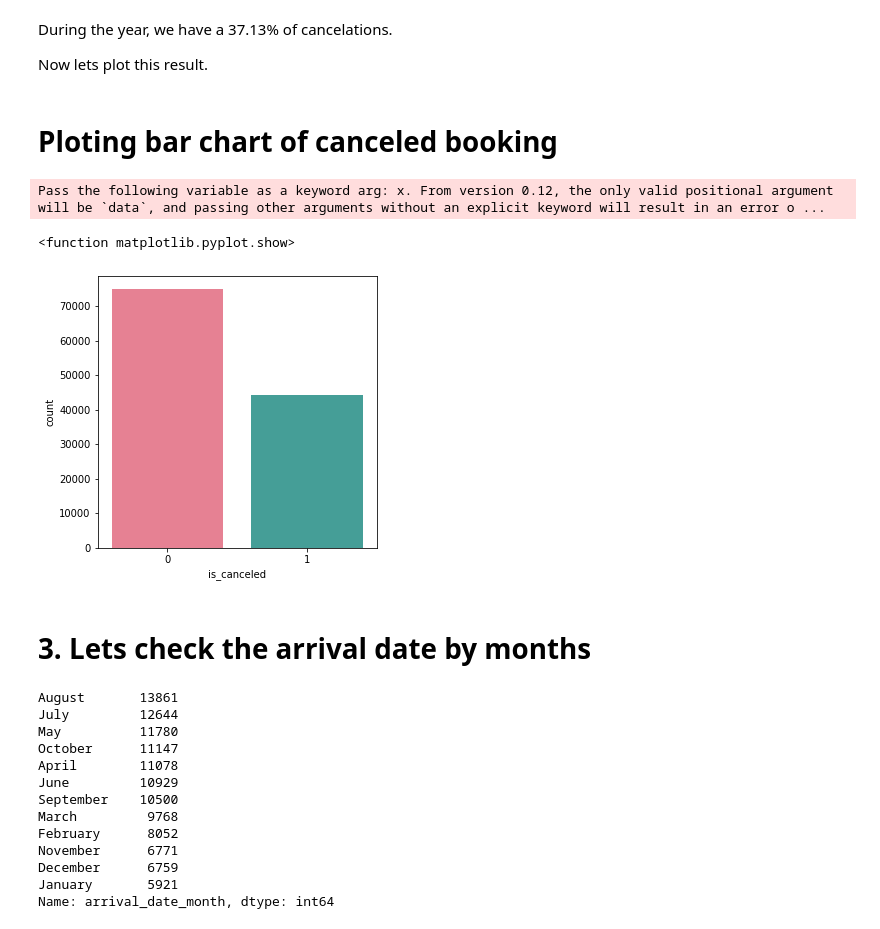
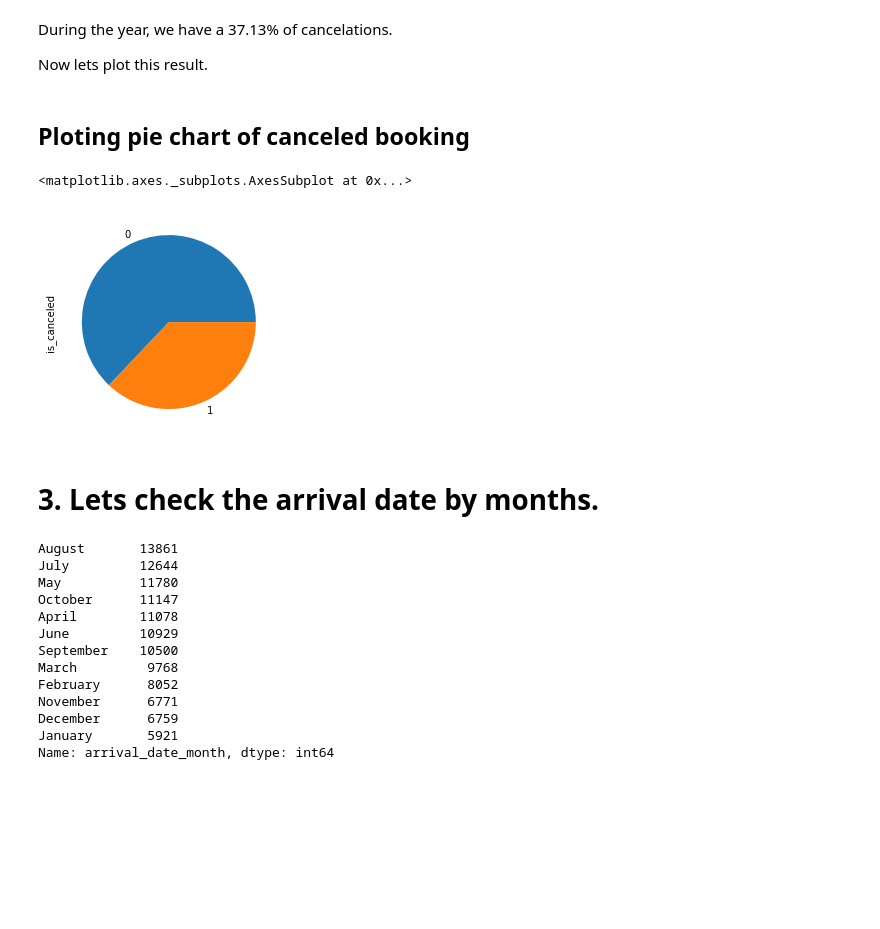
Before and after one commit to Nikitanegi0410/Hotel-Booking-Analysis, a Jupyter notebook: Project_of_Hotel_Booking_Analysis_Capstone_Project.ipynb, the cells around one changed output. Drawn from its saved outputs; the diff is of its cells as text; code cells hidden in the pictures; blank space fills up the shorter version.

```diff
--- a/Project_of_Hotel_Booking_Analysis_Capstone_Project.ipynb
+++ b/Project_of_Hotel_Booking_Analysis_Capstone_Project.ipynb
@@ -309,18 +369,14 @@ During the year, we have a 37.13% of cancelations.
 
 Now lets plot this result.
 # %% [markdown]
-# **Ploting bar chart of canceled booking**
+## **Ploting pie chart of canceled booking**
-# %%
-plt.figure(figsize=(5,5))
-# canceled=1, Not canceled = 0
-sns.countplot(df['is_canceled'],palette='husl')
-plt.show
-# %% [output]
-Pass the following variable as a keyword arg: x. From version 0.12, the only valid positional argument will be `data`, and passing other arguments without an explicit keyword will result in an error o ...
-<function matplotlib.pyplot.show>
-[figure, removed]
+# %%
+df['is_canceled'].value_counts().plot.pie()
+# %% [output]
+<matplotlib.axes._subplots.AxesSubplot at 0x...>
+[figure, added]
 # %% [markdown]
-# **3. Lets check the arrival date by months**
+# **3. Lets check the arrival date by months.**
 # %%
 df.arrival_date_month.value_counts()
 # %% [output]
```
Also changed, not shown: parts of 40 cells of this notebook.
